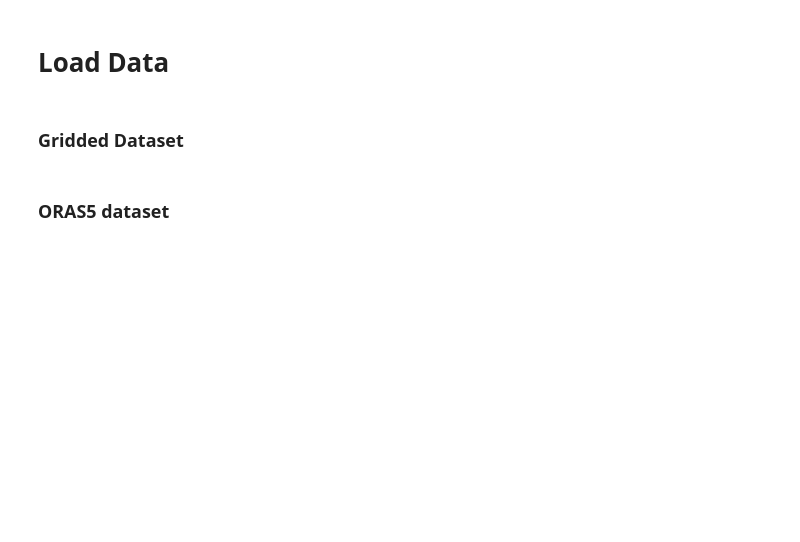
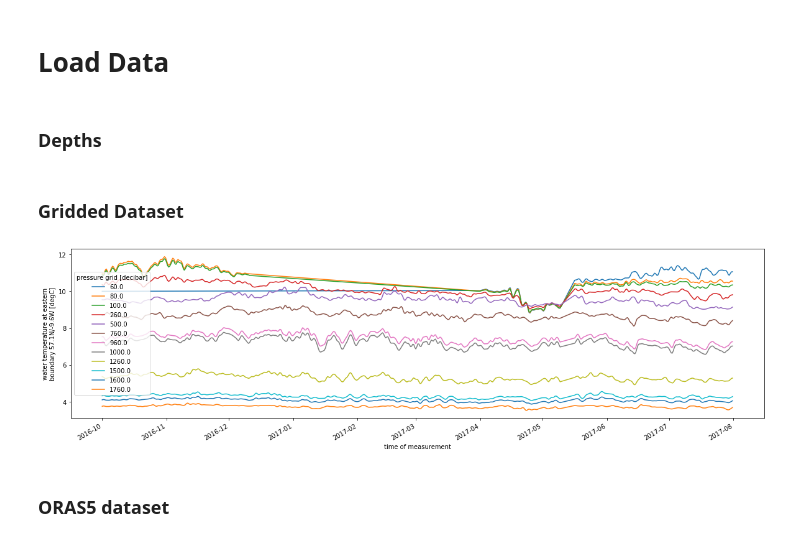
Before and after one commit to Marie-Louise-Korte/Rockall_Trough_MHW, a Jupyter notebook: RT_plots.ipynb, the cells around one changed output. Drawn from its saved outputs; the diff is of its cells as text; code cells hidden in the pictures; blank space fills up the shorter version.

```diff
--- a/RT_plots.ipynb
+++ b/RT_plots.ipynb
@@ -17,3 +17,5 @@ import warnings
 warnings.filterwarnings("ignore")
 # %% [markdown]
 # Load Data
+# %% [markdown]
+### Depths
@@ -40,0 +44,5 @@ ds1D = ds.resample(TIME = "1D").mean(keep_attrs=True)
+# %%
+ds.TG_EAST_C.sel(DEPTH=depth_EB, method='nearest').sel(TIME=slice('2016-10-1', '2017-7-31')).plot.line(x='TIME',figsize=(20,5));
+#plt.savefig('figures/gridded_all', dpi = 300)
+# %% [output]
+[figure, added]
```
Also changed, not shown: parts of 11 cells of this notebook, 4 other files.
